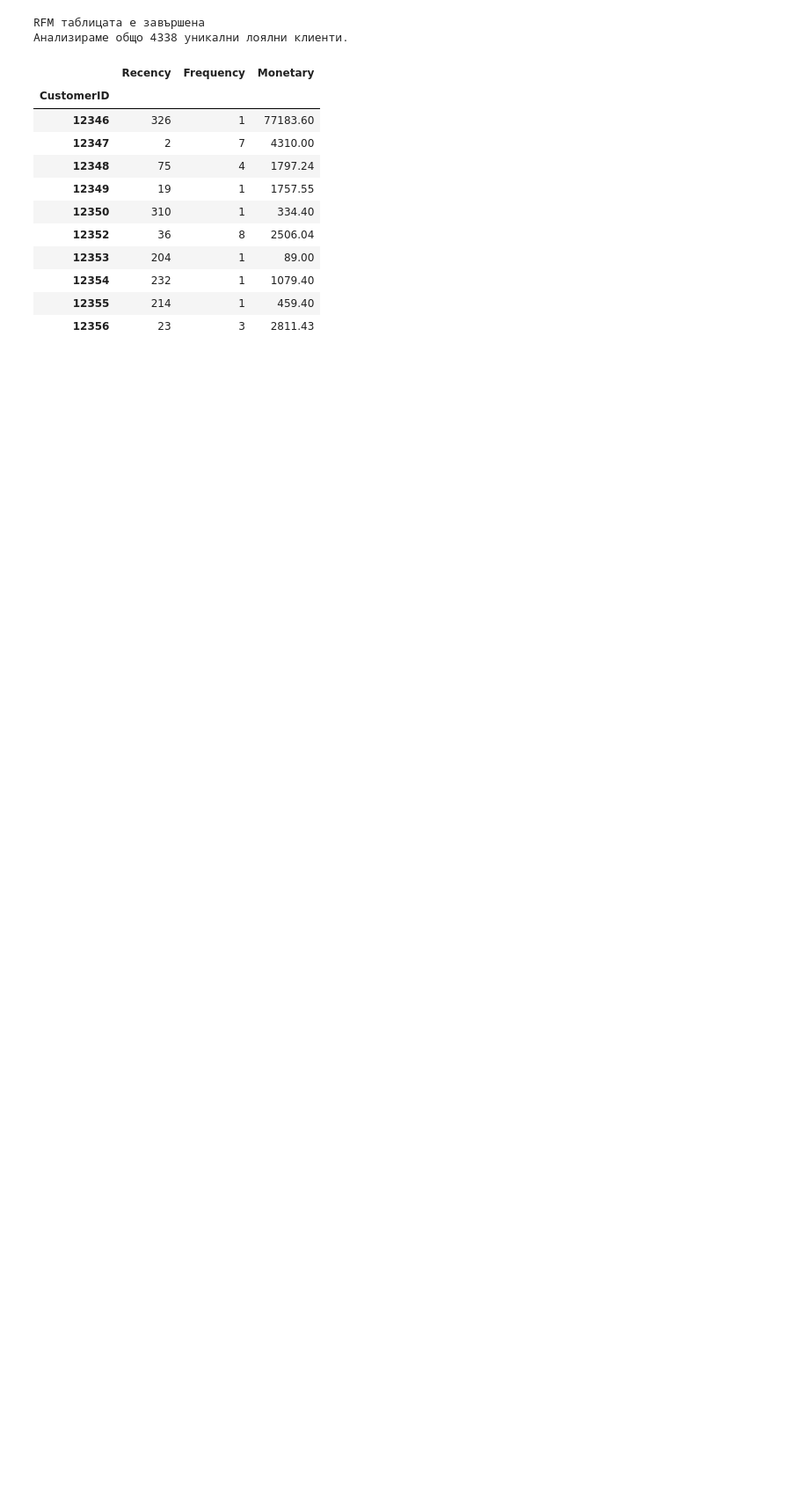
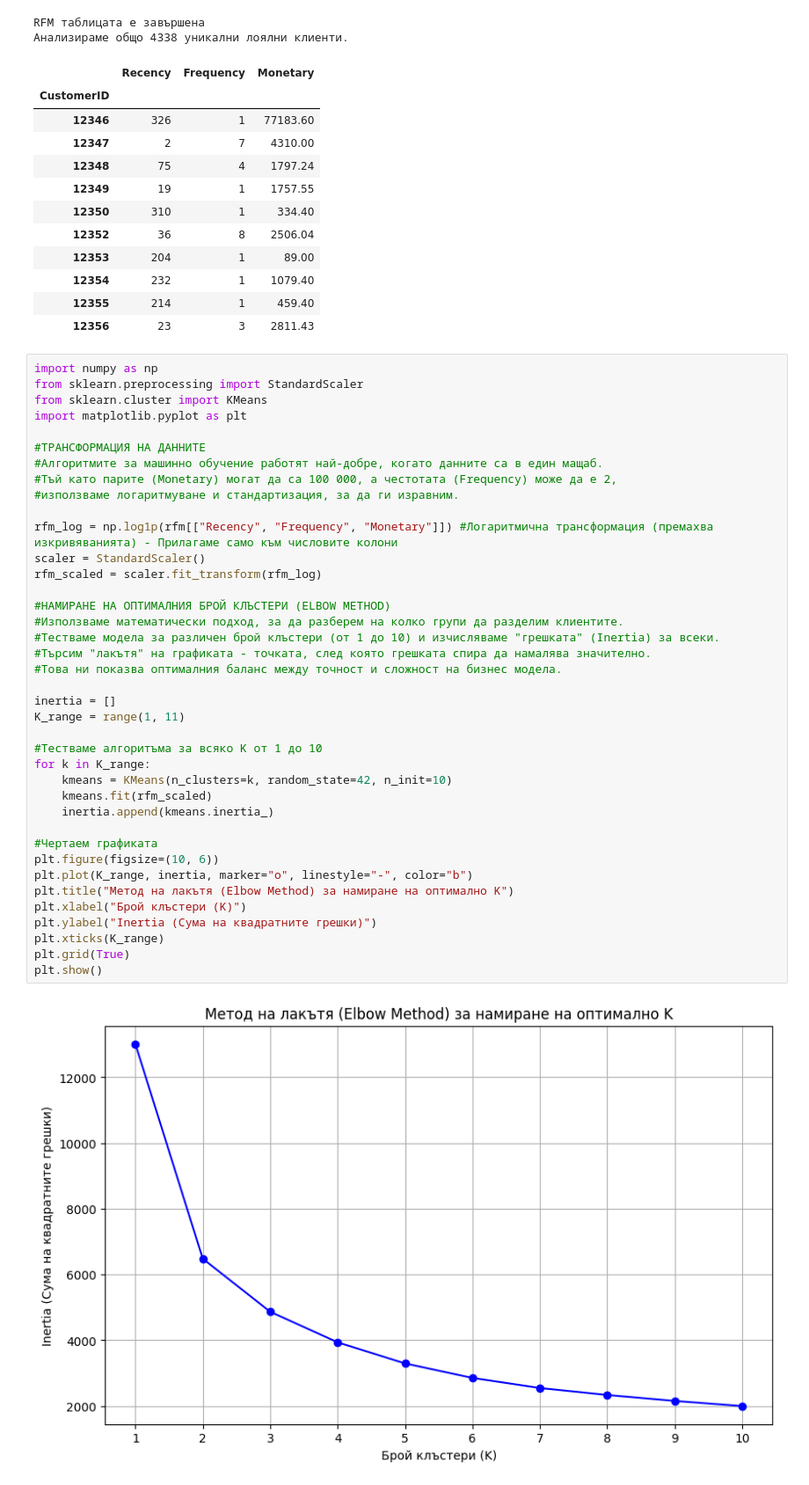
Before and after one commit to philippenchev98/rfm-customer-segmentation, a Jupyter notebook: RFM_Analysis.ipynb, the cells around one changed output. Shown at 88% size. Cells and saved outputs as stored; diff of their text form; blank space fills up the shorter version.

```diff
--- a/RFM_Analysis.ipynb
+++ b/RFM_Analysis.ipynb
@@ -103,4 +103,45 @@ RFM таблицата е завършена
 | 12354 | 232 | 1 | 1079.40 |
 | 12355 | 214 | 1 | 459.40 |
 | 12356 | 23 | 3 | 2811.43 |
+# %%
+import numpy as np
+from sklearn.preprocessing import StandardScaler
+from sklearn.cluster import KMeans
+import matplotlib.pyplot as plt
+
+#ТРАНСФОРМАЦИЯ НА ДАННИТЕ
+#Алгоритмите за машинно обучение работят най-добре, когато данните са в един мащаб.
+#Тъй като парите (Monetary) могат да са 100 000, а честотата (Frequency) може да е 2,
+#използваме логаритмуване и стандартизация, за да ги изравним.
+
+rfm_log = np.log1p(rfm[["Recency", "Frequency", "Monetary"]]) #Логаритмична трансформация (премахва изкривяванията) - Прилагаме само към числовите колони
+scaler = StandardScaler()
+rfm_scaled = scaler.fit_transform(rfm_log)
+
+#НАМИРАНЕ НА ОПТИМАЛНИЯ БРОЙ КЛЪСТЕРИ (ELBOW METHOD)
+#Използваме математически подход, за да разберем на колко групи да разделим клиентите.
+#Тестваме модела за различен брой клъстери (от 1 до 10) и изчисляваме "грешката" (Inertia) за всеки.
+#Търсим "лакътя" на графиката - точката, след която грешката спира да намалява значително.
+#Това ни показва оптималния баланс между точност и сложност на бизнес модела.
+
+inertia = []
+K_range = range(1, 11)
+
+#Тестваме алгоритъма за всяко K от 1 до 10
+for k in K_range:
+    kmeans = KMeans(n_clusters=k, random_state=42, n_init=10)
+    kmeans.fit(rfm_scaled)
+    inertia.append(kmeans.inertia_)
+
+#Чертаем графиката
+plt.figure(figsize=(10, 6))
+plt.plot(K_range, inertia, marker="o", linestyle="-", color="b")
+plt.title("Метод на лакътя (Elbow Method) за намиране на оптимално K")
+plt.xlabel("Брой клъстери (K)")
+plt.ylabel("Inertia (Сума на квадратните грешки)")
+plt.xticks(K_range)
+plt.grid(True)
+plt.show()
+# %% [output]
+[figure, added]
 # %%
```
Also changed, not shown: parts of 2 cells of this notebook.
